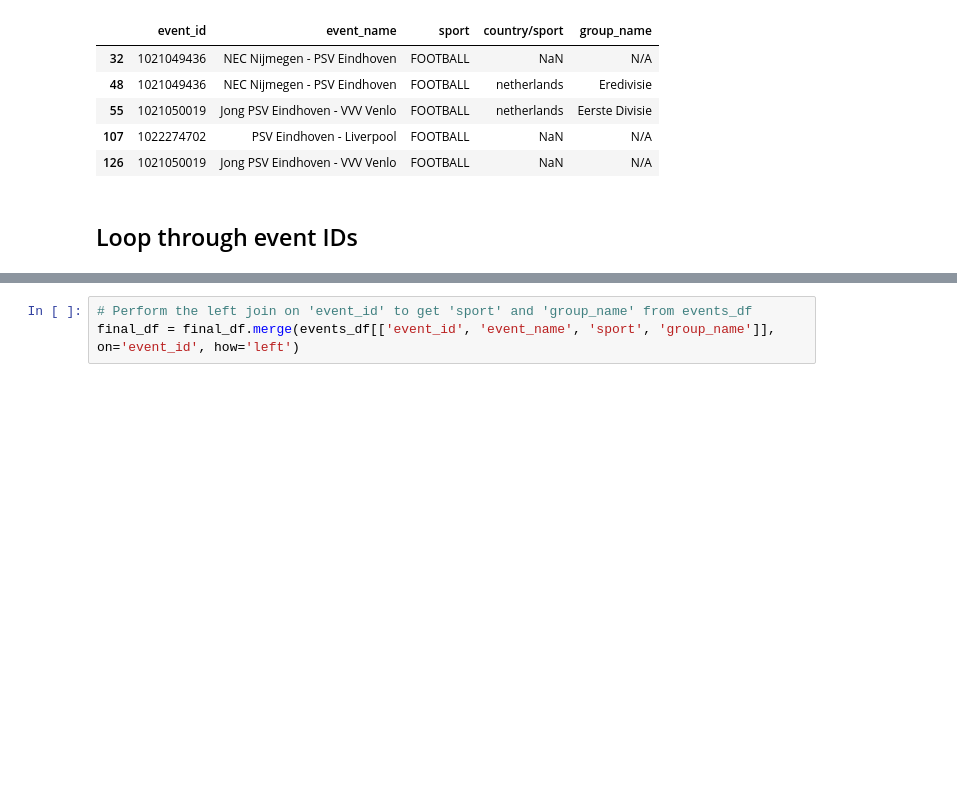
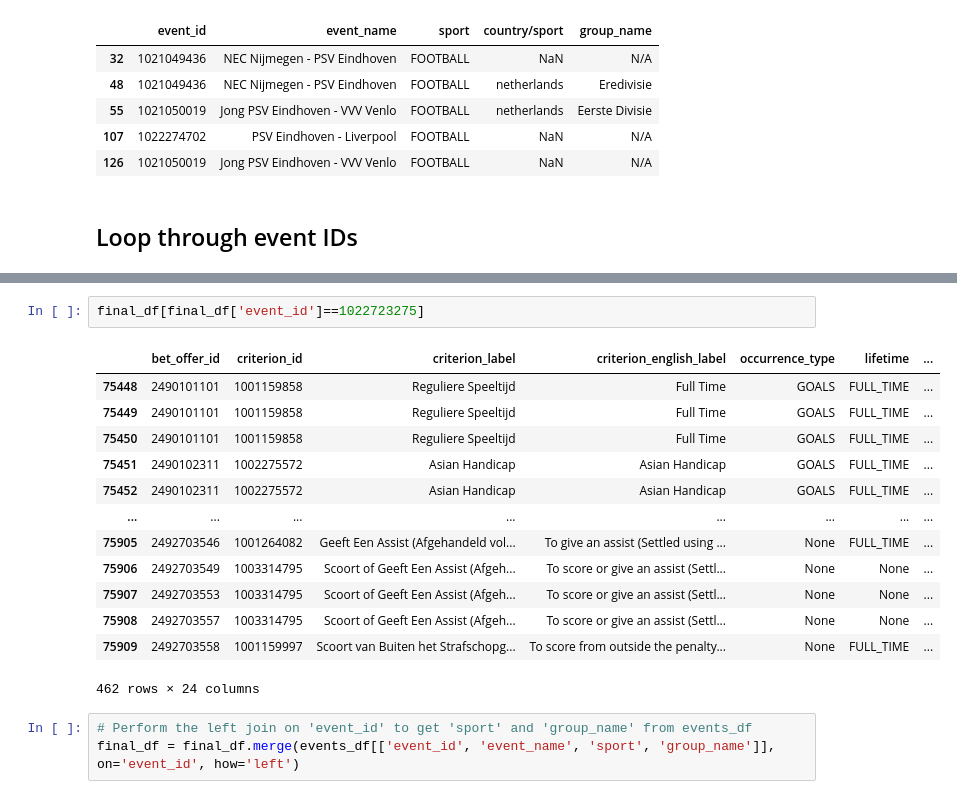
Before and after one commit to carpedimi/ArbitrageBets_sms, a Jupyter notebook: Data/scrapers/unibet/unibetAllSport.ipynb, the cells around one changed output, grey strips where cells are left out. Cells and saved outputs as stored; diff of their text form; blank space fills up the shorter version.

```diff
--- a/Data/scrapers/unibet/unibetAllSport.ipynb
+++ b/Data/scrapers/unibet/unibetAllSport.ipynb
@@ -581,3 +556,19 @@ final_df
+# %%
+final_df[final_df['event_id']==1022723275]
+# %% [output]
+|  | bet_offer_id | criterion_id | criterion_label | criterion_english_label | occurrence_type | lifetime | ... |
+| 75448 | 2490101101 | 1001159858 | Reguliere Speeltijd | Full Time | GOALS | FULL_TIME | ... |
+| 75449 | 2490101101 | 1001159858 | Reguliere Speeltijd | Full Time | GOALS | FULL_TIME | ... |
+| 75450 | 2490101101 | 1001159858 | Reguliere Speeltijd | Full Time | GOALS | FULL_TIME | ... |
+| 75451 | 2490102311 | 1002275572 | Asian Handicap | Asian Handicap | GOALS | FULL_TIME | ... |
+| 75452 | 2490102311 | 1002275572 | Asian Handicap | Asian Handicap | GOALS | FULL_TIME | ... |
+| ... | ... | ... | ... | ... | ... | ... | ... |
+| 75905 | 2492703546 | 1001264082 | Geeft Een Assist (Afgehandeld vol... | To give an assist (Settled using ... | None | FULL_TIME | ... |
+| 75906 | 2492703549 | 1003314795 | Scoort of Geeft Een Assist (Afgeh... | To score or give an assist (Settl... | None | None | ... |
+| 75907 | 2492703553 | 1003314795 | Scoort of Geeft Een Assist (Afgeh... | To score or give an assist (Settl... | None | None | ... |
+| 75908 | 2492703557 | 1003314795 | Scoort of Geeft Een Assist (Afgeh... | To score or give an assist (Settl... | None | None | ... |
+| 75909 | 2492703558 | 1001159997 | Scoort van Buiten het Strafschopg... | To score from outside the penalty... | None | FULL_TIME | ... |
+462 rows × 24 columns
 # %%
 # Perform the left join on 'event_id' to get 'sport' and 'group_name' from events_df
 final_df = final_df.merge(events_df[['event_id', 'event_name', 'sport', 'group_name']], on='event_id', how='left')
```
Also changed, not shown: parts of 8 cells of this notebook, 4 other files.
